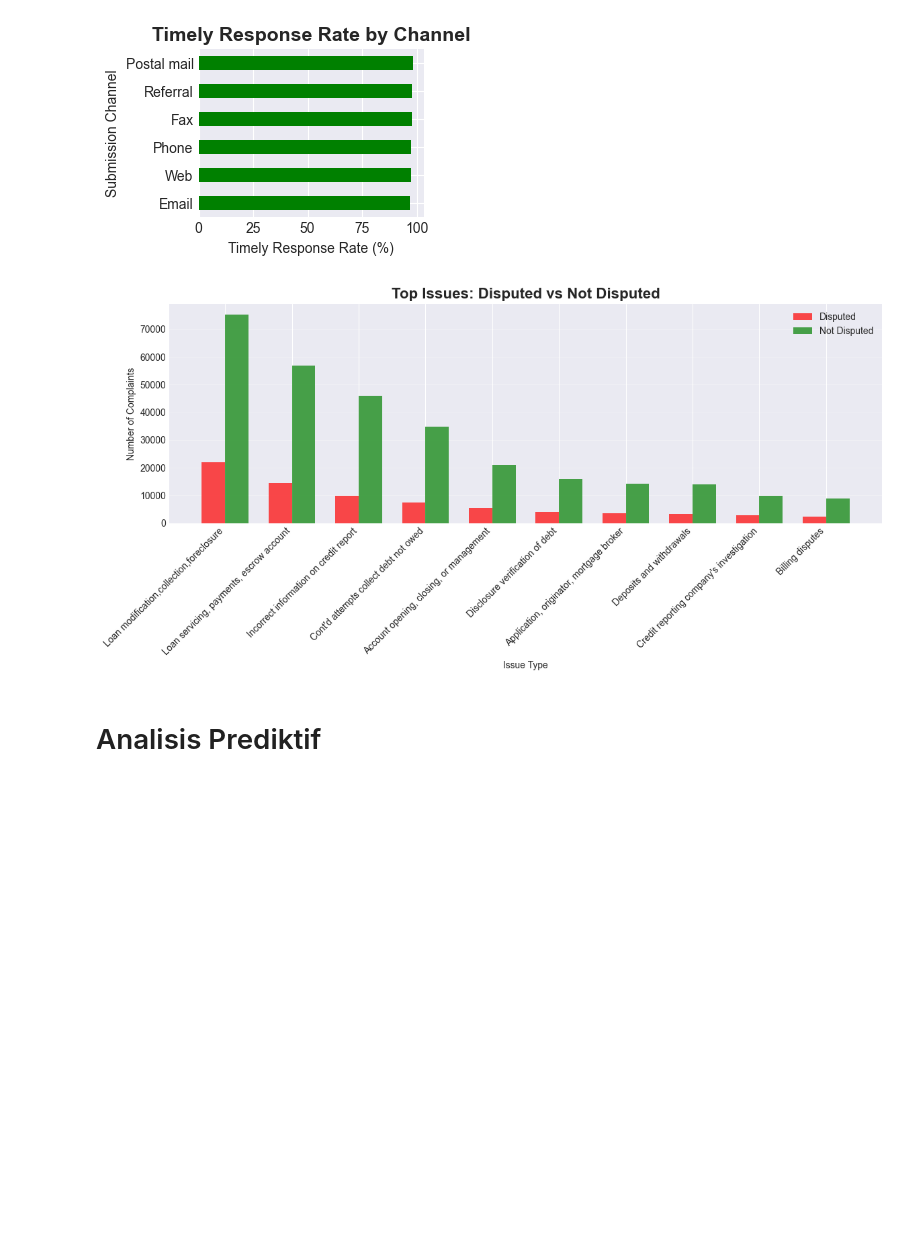
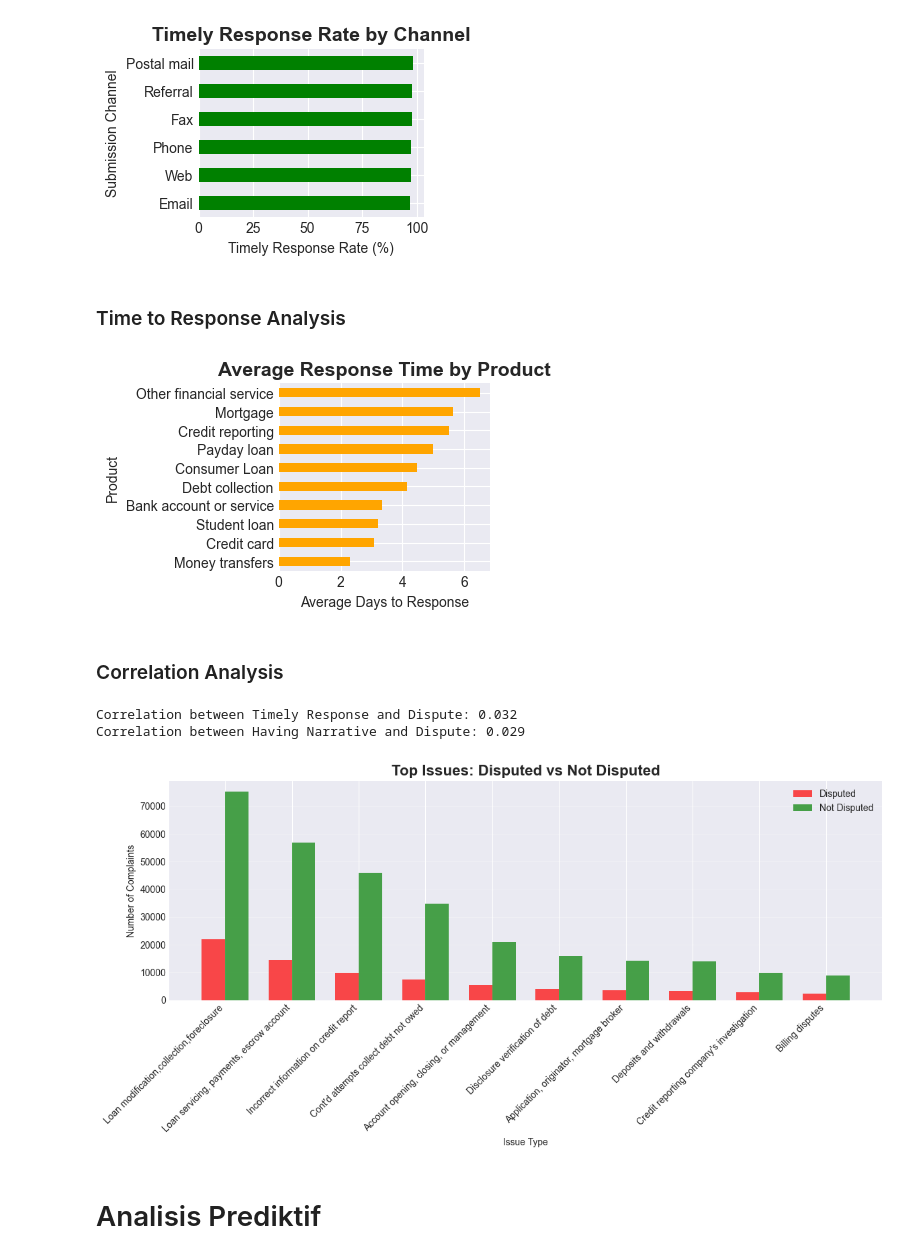
Before and after one commit to howlil/customer-complaint-BI, a Jupyter notebook: py/avd.ipynb, the cells around one changed output. Cells and saved outputs as stored; diff of their text form; code cells hidden in the pictures; blank space fills up the shorter version.

```diff
--- a/py/avd.ipynb
+++ b/py/avd.ipynb
@@ -154,7 +172,34 @@ plt.ylabel('Submission Channel')
 # %% [output]
 Text(0, 0.5, 'Submission Channel')
 [figure]
+# %% [markdown]
+### Time to Response Analysis
+# %%
+plt.subplot(2, 2, 4)
+data['response_days'] = (data['date_sent_to_company'] - data['date_received']).dt.days
+avg_response_by_product = data.groupby('product')['response_days'].mean().sort_values()
+avg_response_by_product.head(10).plot(kind='barh', color='orange')
+plt.title('Average Response Time by Product', fontsize=14, fontweight='bold')
+plt.xlabel('Average Days to Response')
+plt.ylabel('Product')
+
+plt.tight_layout()
+plt.show()
+# %% [output]
+[figure, added]
+# %% [markdown]
+### Correlation Analysis
 # %%
+# Create dummy variables for categorical analysis
+dispute_dummy = (data['consumer_disputed'] == 'Yes').astype(int)
+timely_dummy = (data['timely_response'] == 'Yes').astype(int)
+has_narrative = (data['consumer_complaint_narrative'] != 'No Narrative').astype(int)
+
+# Calculate correlations
+print(f"Correlation between Timely Response and Dispute: {dispute_dummy.corr(timely_dummy):.3f}")
+print(f"Correlation between Having Narrative and Dispute: {dispute_dummy.corr(has_narrative):.3f}")
+
+# 2.6 Root Cause Analysis - Top Issues Leading to Disputes
 plt.figure(figsize=(12, 6))
 
 disputed_issues = data[data['consumer_disputed'] == 'Yes']['issue'].value_counts().head(10)
@@ -175,6 +220,8 @@ plt.grid(axis='y', alpha=0.3)
 plt.tight_layout()
 plt.show()
 # %% [output]
+Correlation between Timely Response and Dispute: 0.032
+Correlation between Having Narrative and Dispute: 0.029
 [figure]
 # %% [markdown]
 # Analisis Prediktif
```
Also changed, not shown: parts of 16 cells of this notebook, 1 other file.
